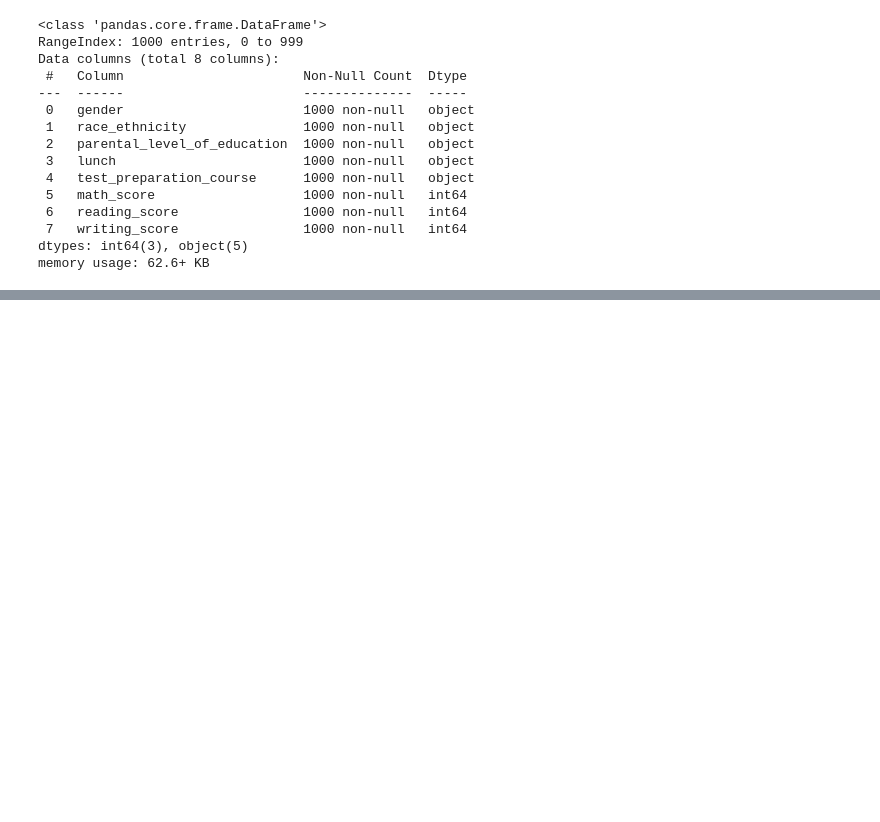
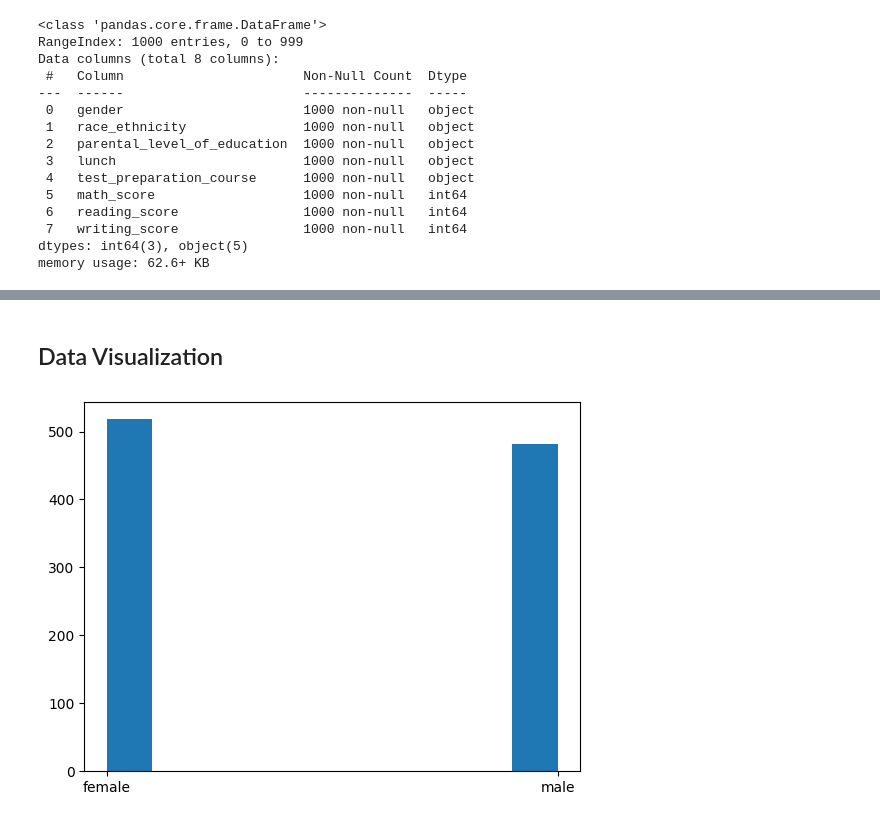
Before and after one commit to xajeel/Laptop-Price-Prediction, a Jupyter notebook: notebook/EDA.ipynb, the cells around one changed output, grey strips where cells are left out. Cells and saved outputs as stored; diff of their text form; code cells hidden in the pictures; blank space fills up the shorter version.

```diff
--- a/notebook/EDA.ipynb
+++ b/notebook/EDA.ipynb
@@ -46,0 +81,3 @@ memory usage: 62.6+ KB
+# %%
+df['total_score'] = df['math_score'] + df['reading_score'] + df['writing_score']
+df['average'] = round((df['math_score'] + df['reading_score'] + df['writing_score']) / 3,2)
@@ -46,0 +93,7 @@ memory usage: 62.6+ KB
+# %% [markdown]
+## Data Visualization
+# %%
+plt.hist(df['gender'])
+plt.show()
+# %% [output]
+[figure, added]
```
Also changed, not shown: parts of 8 cells of this notebook.
